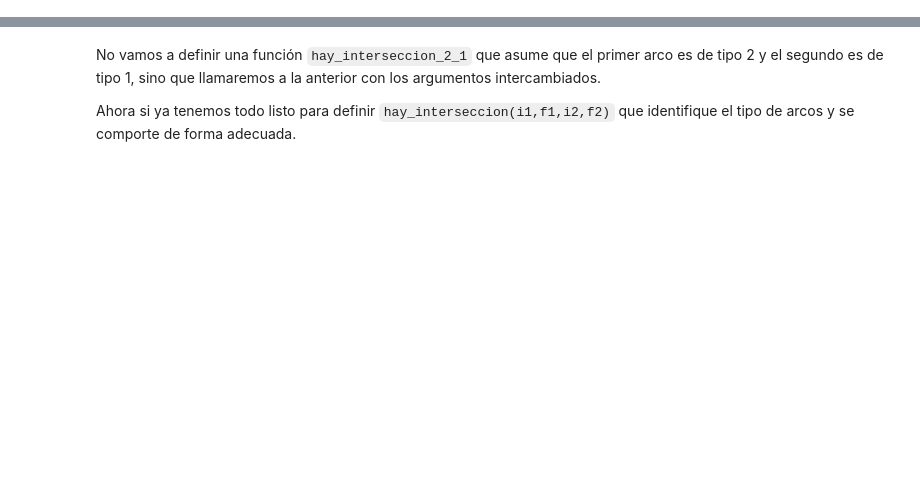
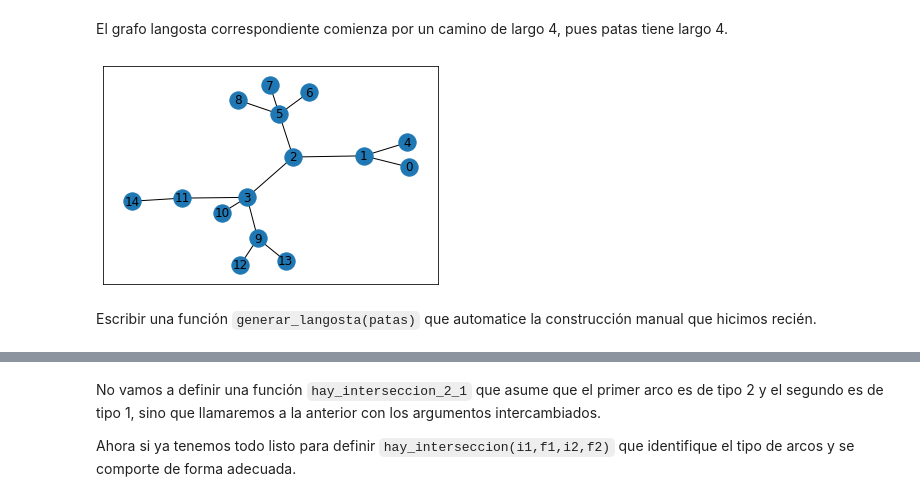
Before and after one commit to maurolucci/taller-cplex, a Jupyter notebook: notebook4.ipynb, the cells around one changed output, grey strips where cells are left out. Drawn from its saved outputs; the diff is of its cells as text; code cells hidden in the pictures; blank space fills up the shorter version.

```diff
--- a/notebook4.ipynb
+++ b/notebook4.ipynb
@@ -0,0 +89,31 @@
+# %%
+patas = [[], [0], [3], [2,0,1]]
+# %% [markdown]
+El grafo langosta correspondiente comienza por un camino de largo 4, pues patas tiene largo 4.
+# %%
+langosta = nx.path_graph(len(patas))
+
+# Del vértice 0 no cuelga nada porque patas[0] es vacio
+
+# Del vértice 1 cuelga un vértice 4 porque patas[1] tiene largo 1
+langosta.add_edge(1,4)
+# Del vértice 4 no cuelga nada porque patas[1][0] = 0
+
+# Del vértice 2 cuelga un vértice 5 porque patas[2] tiene largo 1
+langosta.add_edge(2,5)
+# Del vértice 5 cuelgan tres vértices 6,7,8 porque patas[2][0] = 3
+langosta.add_edges_from([(5,6), (5,7), (5,8)])
+
+# Del vértice 3 cuelgan tres vértices 9,10,11 porque patas[3] tiene largo 3
+langosta.add_edges_from([(3,9), (3,10), (3,11)])
+# Del vértice 9 cuelgan dos vértices 12,13 porque patas[3][0] = 2
+langosta.add_edges_from([(9,12), (9,13)])
+# Del vértice 10 no cuelga nada porque patas[3][1] = 0
+# Del vértice 11 cuelga un vértice 14 porque patas[3][2] = 1
+langosta.add_edge(11,14)
+
+nx.draw_networkx(langosta)
+# %% [output]
+[figure, added]
+# %% [markdown]
+Escribir una función <code>generar_langosta(patas)</code> que automatice la construcción manual que hicimos recién.
```
Also changed, not shown: parts of 87 cells of this notebook.
